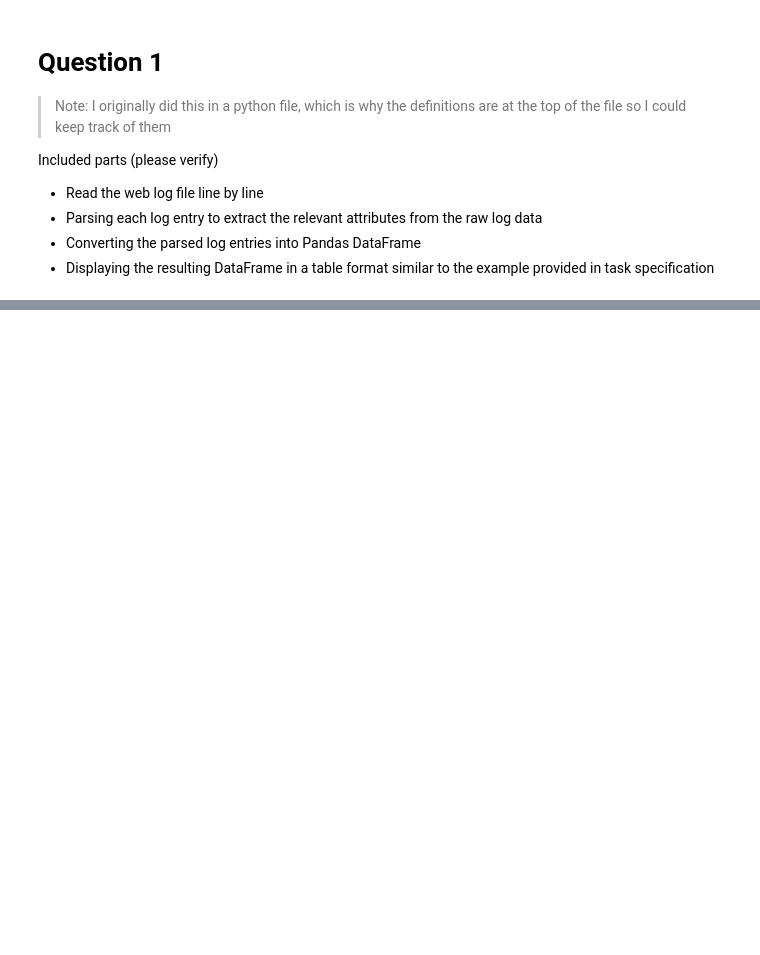
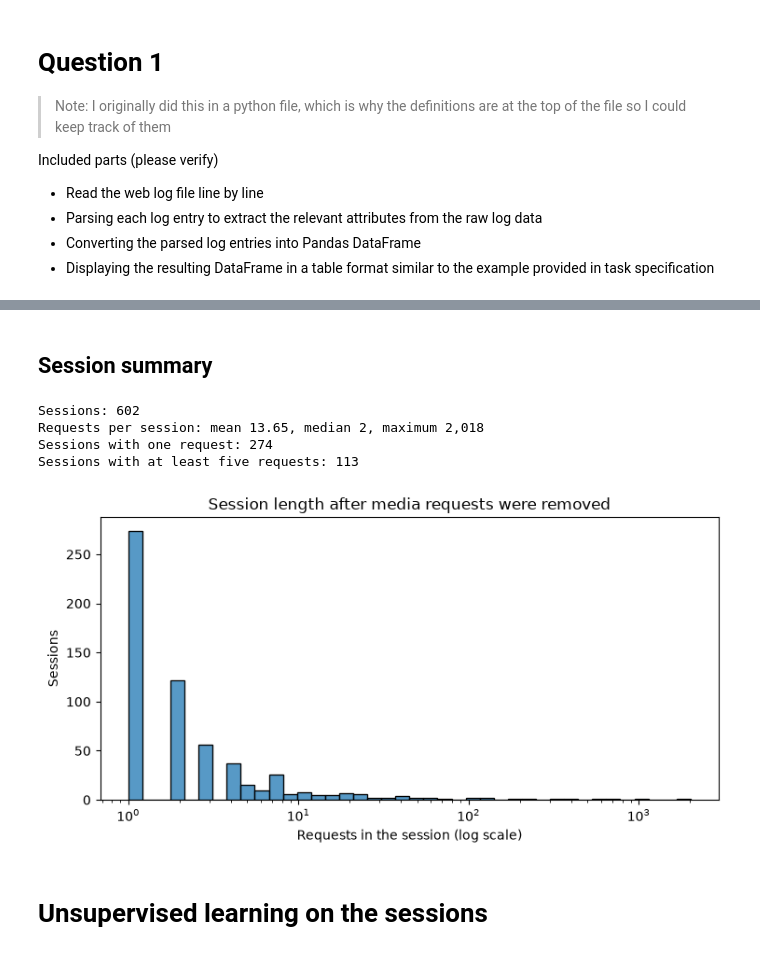
Before and after one commit to Matsuzaki-Yuta/CAB330_Assignment2, a Jupyter notebook: Task_4_Web.ipynb, the cells around one changed output, grey strips where cells are left out. Saved outputs shown, nothing was run; the diff lists cells and outputs as text; code cells hidden in the pictures; blank space fills up the shorter version.

```diff
--- a/Task_4_Web.ipynb
+++ b/Task_4_Web.ipynb
@@ -563,0 +290,9 @@ top_rule={m/filter,m/product} -> {m/browse} support=0.023593 confidence=0.565217
+# %%
+SESSION_TIMEOUT = pd.Timedelta(minutes=30)
+
+pages = pages.sort_values(["ip", "Datetime", "path"], kind="mergesort").reset_index(drop=True)
+pages["gap"] = pages.groupby("ip", sort=False)["Datetime"].diff()
+pages["new_session"] = pages["gap"].isna() | (pages["gap"] > SESSION_TIMEOUT)
+
+print(f"Page requests in time order: {len(pages):,}")
+print(f"Requests that begin in a new session: {int(pages['new_session'].sum()):,}")
@@ -563,0 +304,17 @@ top_rule={m/filter,m/product} -> {m/browse} support=0.023593 confidence=0.565217
+# %%
+pages["session_index"] = pages.groupby("ip", sort=False)["new_session"].cumsum()
+
+session_starts = (
+    pages.loc[pages["new_session"], ["ip", "session_index", "Datetime"]]
+    .sort_values(["Datetime", "ip"], kind="mergesort")
+    .reset_index(drop=True)
+)
+session_starts["SessionID"] = session_starts.index + 1
+
+pages = pages.merge(
+    session_starts[["ip", "session_index", "SessionID"]],
+    on=["ip", "session_index"],
+    how="left"
+)
+
+print(f"Sessions identified: {pages['SessionID'].nunique():,}")
@@ -563,0 +325,5 @@ top_rule={m/filter,m/product} -> {m/browse} support=0.023593 confidence=0.565217
+# %%
+pages = pages.sort_values(["SessionID", "Datetime", "path"], kind="mergesort").reset_index(drop=True)
+pages["Steps"] = pages.groupby("SessionID", sort=False).cumcount() + 1
+
+pages[["ip", "path", "Datetime", "SessionID", "Steps"]].head(5)
@@ -563,0 +365,31 @@ top_rule={m/filter,m/product} -> {m/browse} support=0.023593 confidence=0.565217
+# %% [markdown]
+## Session summary
+# %%
+session_lengths = pages.groupby("SessionID").size()
+
+print(f"Sessions: {len(session_lengths):,}")
+print(
+    f"Requests per session: mean {session_lengths.mean():.2f}, "
+    f"median {session_lengths.median():.0f}, maximum {session_lengths.max():,}"
+)
+print(f"Sessions with one request: {int((session_lengths == 1).sum()):,}")
+print(f"Sessions with at least five requests: {int((session_lengths >= 5).sum()):,}")
+# %% [output]
+Sessions: 602
+Requests per session: mean 13.65, median 2, maximum 2,018
+Sessions with one request: 274
+Sessions with at least five requests: 113
+# %%
+import seaborn as sns
+import matplotlib.pyplot as plt
+fig, ax = plt.subplots(figsize=(7.5, 4))
+sns.histplot(session_lengths, bins=40, log_scale=(True, False), ax=ax)
+ax.set_title("Session length after media requests were removed")
+ax.set_xlabel("Requests in the session (log scale)")
+ax.set_ylabel("Sessions")
+fig.tight_layout()
+plt.show()
+# %% [output]
+[figure, added]
+# %% [markdown]
+# Unsupervised learning on the sessions
```
Also changed, not shown: parts of 64 cells of this notebook.
